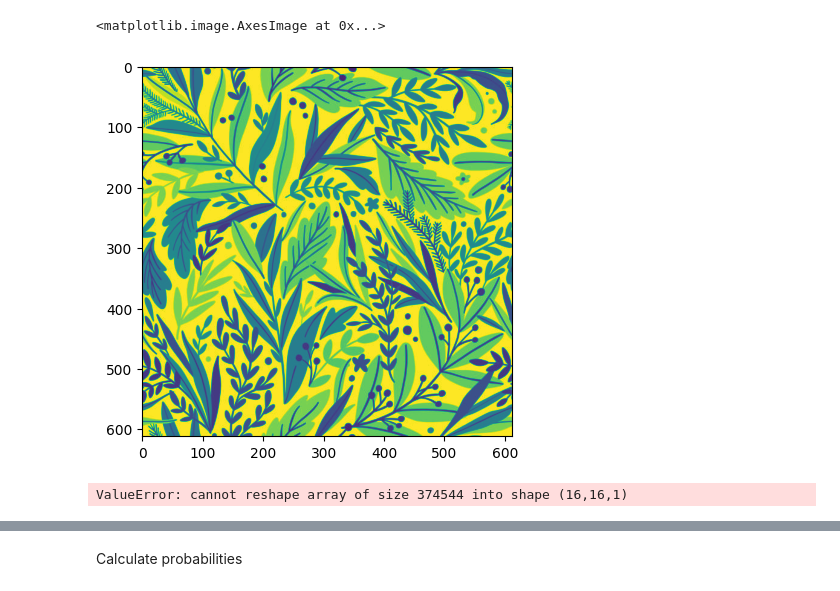
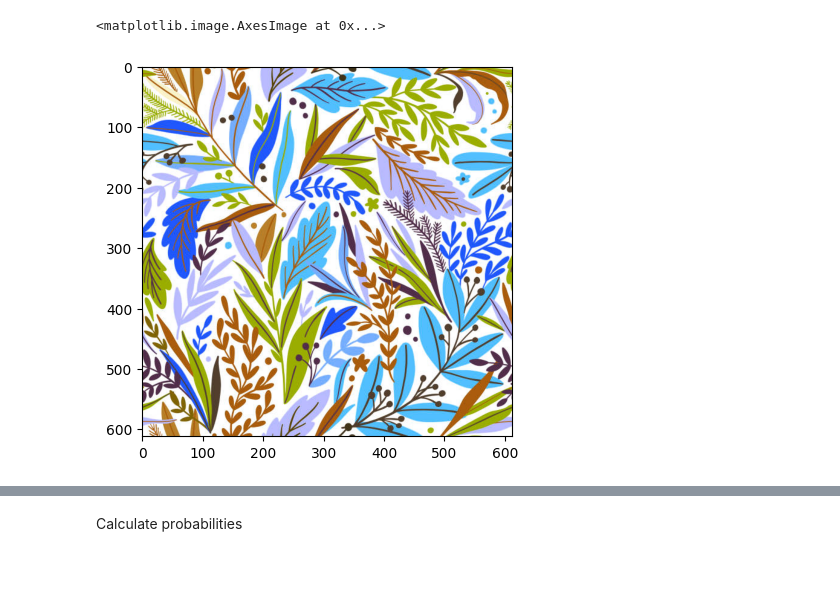
Before and after one commit to MilanBandara/huffman-coding, a Jupyter notebook: quantize.ipynb, the cells around one changed output, grey strips where cells are left out. Saved outputs shown, nothing was run; the diff lists cells and outputs as text; code cells hidden in the pictures.

```diff
--- a/quantize.ipynb
+++ b/quantize.ipynb
@@ -224,11 +195,5 @@ plt.imshow(new_arr)
 # %%
-plt.imshow(image)
+plt.imshow(rgb_image)
 # %% [output]
 <matplotlib.image.AxesImage at 0x...>
-[figure, old version]
+[figure, new version]
-# %%
-new_arr = np.reshape(new_arr,(16,16,1))
-print(np.unique(new_arr))
-# print(new_arr)
-# %% [output]
-ValueError: cannot reshape array of size 374544 into shape (16,16,1)
```
Also changed, not shown: parts of 46 cells of this notebook.
